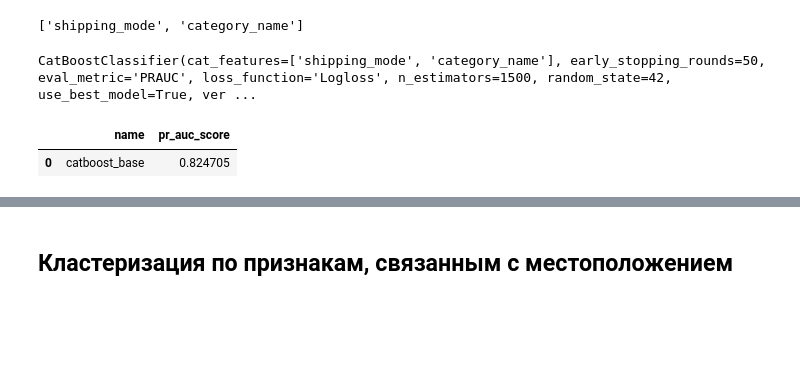
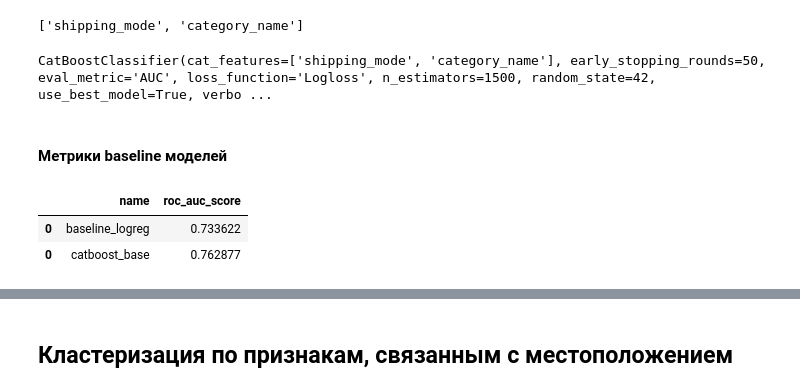
Before and after one commit to Plakhotniuk/practicum_ds, a Jupyter notebook: ml/unsupervised_learning/project/order_cancellation_risk.ipynb, the cells around one changed output, grey strips where cells are left out. Drawn from its saved outputs; the diff is of its cells as text; code cells hidden in the pictures; blank space fills up the shorter version.

Commit message:
best model selection

```diff
--- a/ml/unsupervised_learning/project/order_cancellation_risk.ipynb
+++ b/ml/unsupervised_learning/project/order_cancellation_risk.ipynb
@@ -675,13 +664,13 @@ display(X_train.head(), y_train.head())
 4    1
 Name: target, dtype: int64
 # %%
-def evaluate_model(y_true_binary, y_pred_proba, name: str):
+def evaluate_model(y_true_binary, y_pred_probas, name: str):
     """Оценка качества модели по ключевым метрикам"""
-    pr_auc_score = average_precision_score(y_true=y_true_binary, y_score=y_pred_proba)
+    roc_auc_metric = roc_auc_score(y_true=y_true_binary, y_score=y_pred_probas)
 
     return pd.DataFrame(
         {
             'name': [name],
-            'pr_auc_score': [pr_auc_score],
+            'roc_auc_score': [roc_auc_metric],
         }
     )
@@ -740,5 +695,18 @@ plot_pr_auc_curve(y_train, [y_proba_beseline_logreg], labels=['Базовая Lo
 # %%
-# проверка на валидационной выборке
+baseline_logreg_model = LogisticRegression(
+    random_state=RANDOM_SEED,
+    max_iter=1000
+)
+
+baseline_logreg_pipeline = Pipeline(
+    steps=[
+        ('preproc', create_preprocessor()),
+        ('model', baseline_logreg_model)
+    ]
+)
+
 baseline_logreg_pipeline.fit(X_train, y_train)
 
-y_logreg_val_pred_proba = baseline_logreg_pipeline.predict_proba(X_val)[:, 1]
+# проверка на валидационной выборке
+y_logreg_val_pred = baseline_logreg_pipeline.predict(X_val)
+y_proba_logreg_val_pred = baseline_logreg_pipeline.predict_proba(X_val)[:, 1]
@@ -764,7 +721,7 @@ cat_cols
 cbc_model_base = CatBoostClassifier(
     random_state=RANDOM_SEED,
     loss_function="Logloss",
-    eval_metric="PRAUC",
+    eval_metric="AUC",
     early_stopping_rounds=50,
     use_best_model=True,
     verbose=False,
@@ -780,4 +737,4 @@ cbc_model_base.fit(
     use_best_model=True
 )
 # %% [output]
-CatBoostClassifier(cat_features=['shipping_mode', 'category_name'], early_stopping_rounds=50, eval_metric='PRAUC', loss_function='Logloss', n_estimators=1500, random_state=42, use_best_model=True, ver ...
+CatBoostClassifier(cat_features=['shipping_mode', 'category_name'], early_stopping_rounds=50, eval_metric='AUC', loss_function='Logloss', n_estimators=1500, random_state=42, use_best_model=True, verbo ...
@@ -787,5 +741,20 @@ y_pred_val_cbr_model_base = cbc_model_base.predict_proba(X_val)[:, 1]
+# %%
+# предсказания на validate
+y_proba_val_cbr_model_base = cbc_model_base.predict_proba(X_val)[:, 1]
+y_pred_val_cbr_model_base = cbc_model_base.predict(X_val)
+# %% [markdown]
+#### Метрики baseline моделей
 # %%
-evaluate_model(y_true_binary=y_val, y_pred_proba=y_pred_val_cbr_model_base, name='catboost_base')
+
+result_df = evaluate_model(y_true_binary=y_val, y_pred_binary=y_proba_logreg_val_pred, name='baseline_logreg')
+result_df = pd.concat(
+    [
+        result_df,
+        evaluate_model(y_true_binary=y_val, y_pred_binary=y_proba_val_cbr_model_base, name='catboost_base')
+    ]
+)
+result_df
 # %% [output]
-|  | name | pr_auc_score |
-| 0 | catboost_base | 0.824705 |
+|  | name | roc_auc_score |
+| 0 | baseline_logreg | 0.733622 |
+| 0 | catboost_base | 0.762877 |
```
Also changed, not shown: parts of 50 cells of this notebook.
